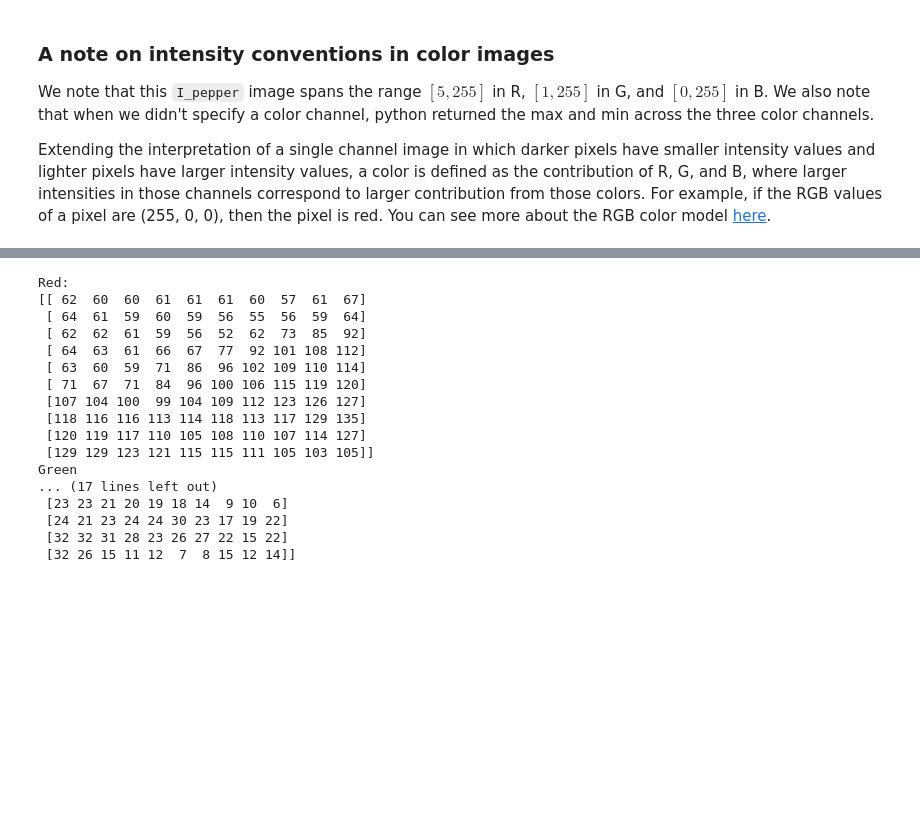
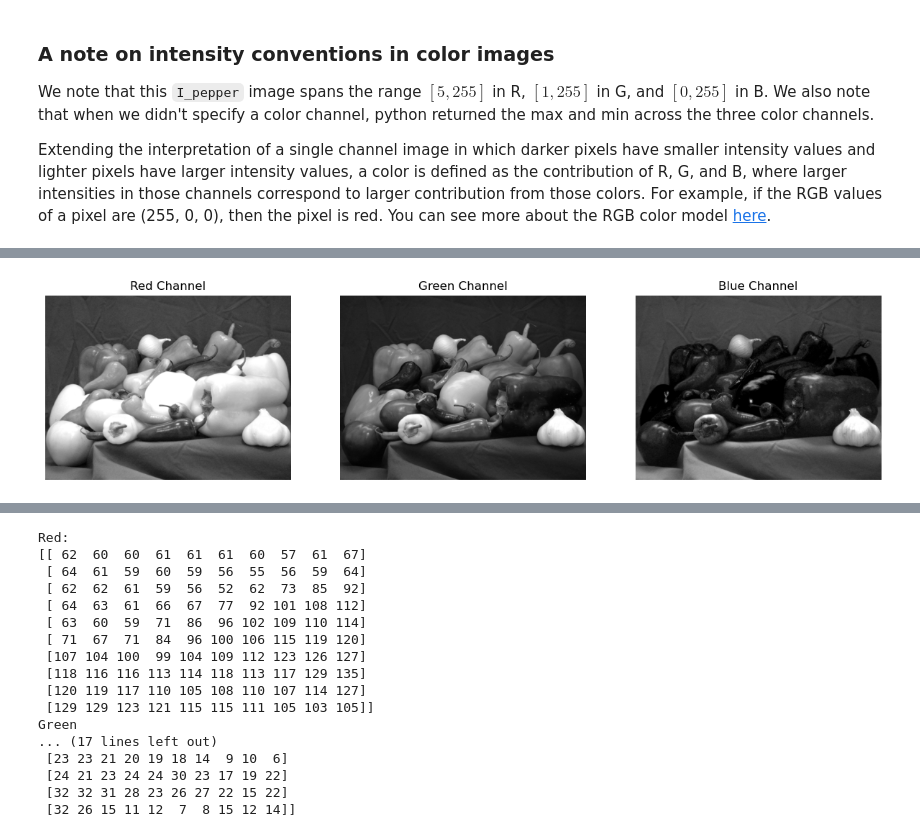
Before and after one commit to ISUgenomics/geospatialworkbook, a Jupyter notebook: tutorials/Tutorial1_Image_Processing_Essentials_Boucheron.ipynb, the cells around one changed output, grey strips where cells are left out. Cells and saved outputs as stored; diff of their text form; code cells hidden in the pictures; blank space fills up the shorter version.

Commit message:
add visualizations of 1-2 color channels

```diff
--- a/tutorials/Tutorial1_Image_Processing_Essentials_Boucheron.ipynb
+++ b/tutorials/Tutorial1_Image_Processing_Essentials_Boucheron.ipynb
@@ -376,0 +380,14 @@ Extending the interpretation of a single channel image in which darker pixels ha
+# %%
+fig, (ax1, ax2, ax3) = plt.subplots(1, 3, figsize = (15,12))      # open a new figure window with three subplots
+ax1.imshow(I_pepper[...,0], cmap="grey")                          # visualize the I_pepper image with only the red values
+ax1.set_title('Red Channel')
+ax1.axis('off')
+ax2.imshow(I_pepper[...,1], cmap="grey")                          # visualize the I_pepper image with only the green values
+ax2.set_title('Green Channel')
+ax2.axis('off')
+ax3.imshow(I_pepper[...,2], cmap="grey")                          # visualize the I_pepper image with only the blue values
+ax3.set_title('Blue Channel')
+ax3.axis('off')
+plt.show()                                                        # show the plot
+# %% [output]
+[figure, added]
```
Also changed, not shown: parts of 17 cells of this notebook.
